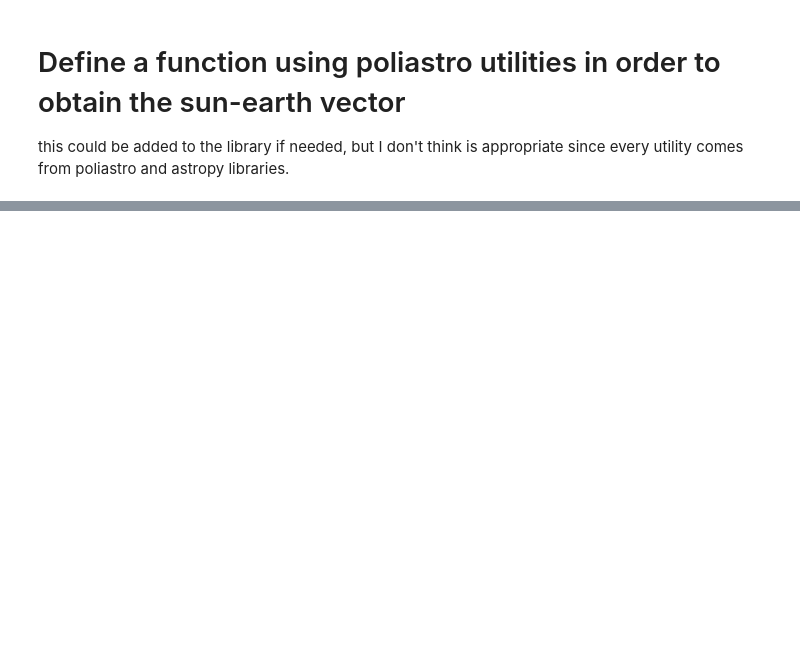
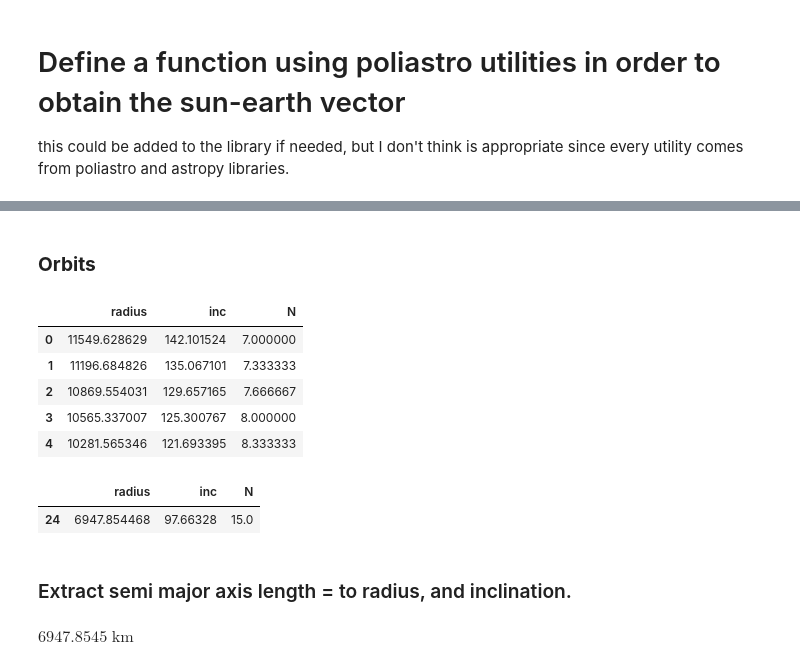
Before and after one commit to ivanbelenky/Ctll, a Jupyter notebook: notebooks/Test Case.ipynb, the cells around one changed output, grey strips where cells are left out. Saved outputs shown, nothing was run; the diff lists cells and outputs as text; code cells hidden in the pictures; blank space fills up the shorter version.

```diff
--- a/notebooks/Test Case.ipynb
+++ b/notebooks/Test Case.ipynb
@@ -85,0 +90,2 @@ lat
+# %% [markdown]
+### <strong>Orbits</strong>
@@ -85,0 +101,27 @@ lat
+# %%
+from CtllDes.utils import sscalc
+
+D = 3 #days for revisit
+orb_df = sscalc.helio_rgt_synchronous(D) #dataframe
+orb_df.head() #radius [km], inclination [degrees], revolutions per day.
+# %% [output]
+|  | radius | inc | N |
+| 0 | 11549.628629 | 142.101524 | 7.000000 |
+| 1 | 11196.684826 | 135.067101 | 7.333333 |
+| 2 | 10869.554031 | 129.657165 | 7.666667 |
+| 3 | 10565.337007 | 125.300767 | 8.000000 |
+| 4 | 10281.565346 | 121.693395 | 8.333333 |
+# %%
+filtered_orbits  = orb_df.loc[(orb_df['radius'] > R_MIN.value) & (orb_df['radius'] < R_MAX.value)]
+filtered_orbits
+# %% [output]
+|  | radius | inc | N |
+| 24 | 6947.854468 | 97.66328 | 15.0 |
+# %% [markdown]
+### Extract semi major axis length = to radius, and inclination.
+# %%
+a = filtered_orbits['radius'].values[0]
+a *= u.km
+a
+# %% [output]
+$6947.8545 \; \mathrm{km}$
```
Also changed, not shown: parts of 44 cells of this notebook, 6 other files.
